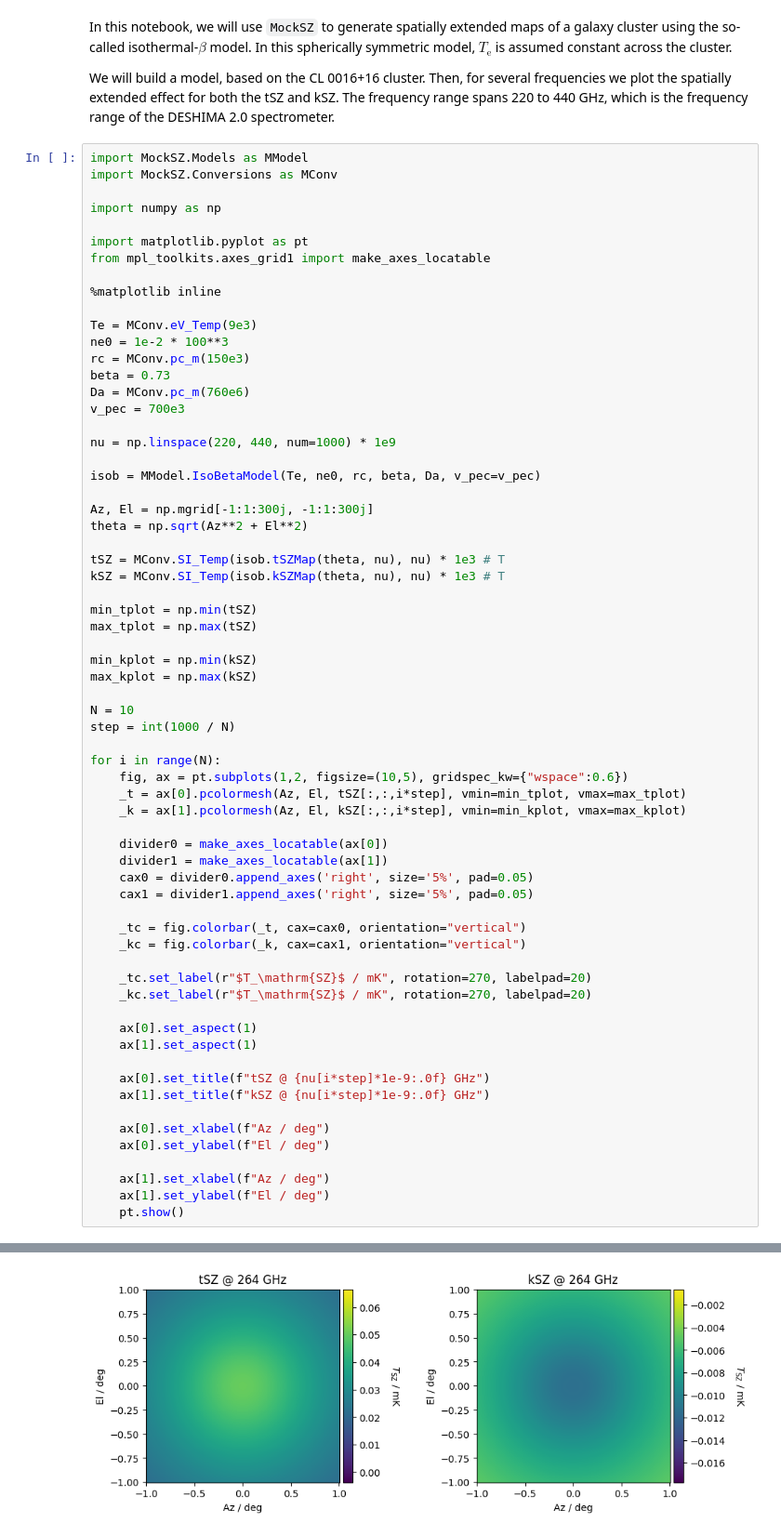
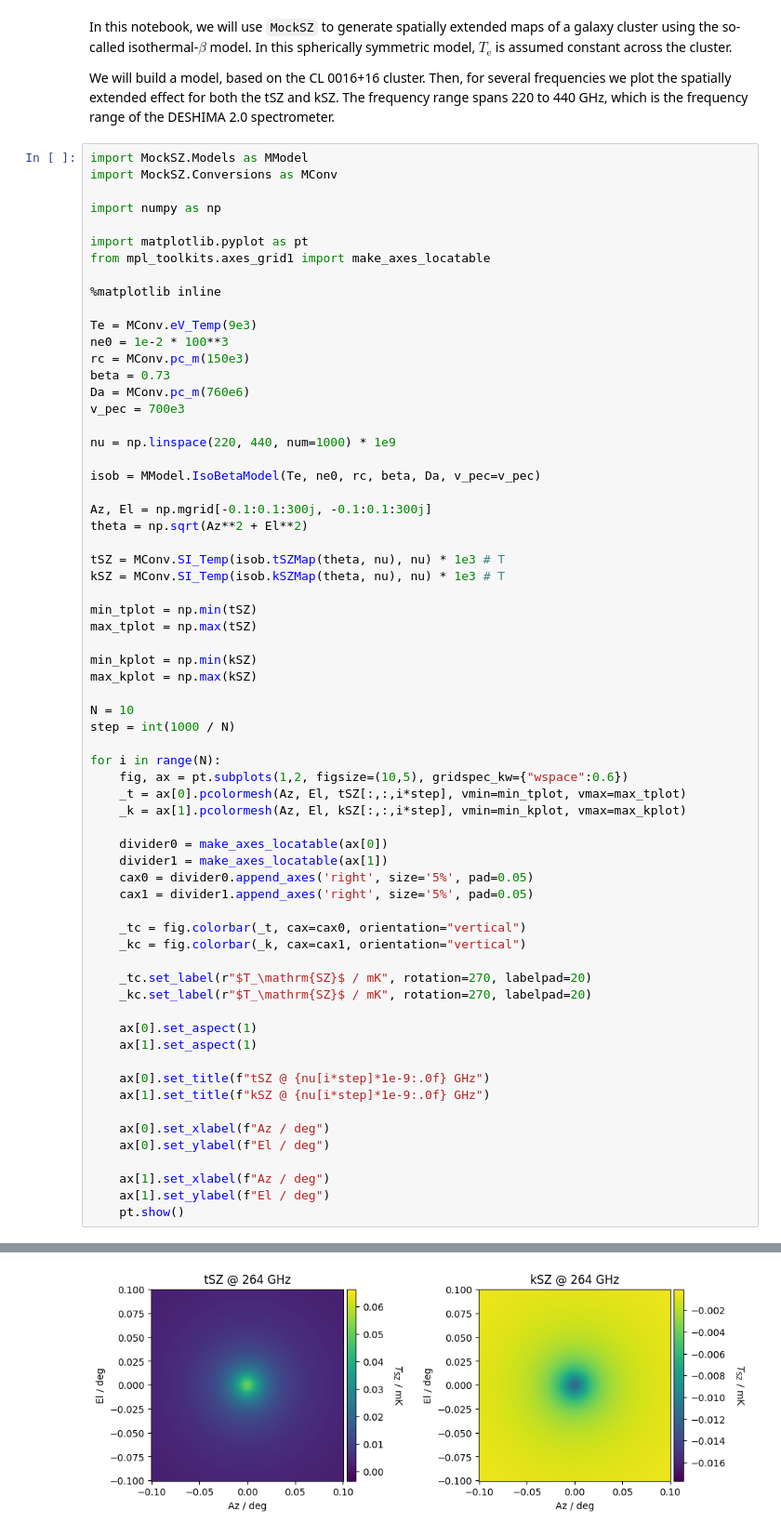
Before and after one commit to arendMoerman/MockSZ, a Jupyter notebook: etc/demos/IsoBetaMaps.ipynb, the cells around one changed output, grey strips where cells are left out. Shown: that part at 93% size. Drawn from its saved outputs; the diff is of its cells as text.

```diff
--- a/etc/demos/IsoBetaMaps.ipynb
+++ b/etc/demos/IsoBetaMaps.ipynb
@@ -26,7 +26,7 @@ nu = np.linspace(220, 440, num=1000) * 1e9
 
 isob = MModel.IsoBetaModel(Te, ne0, rc, beta, Da, v_pec=v_pec)
 
-Az, El = np.mgrid[-1:1:300j, -1:1:300j]
+Az, El = np.mgrid[-0.1:0.1:300j, -0.1:0.1:300j]
 theta = np.sqrt(Az**2 + El**2)
 
 tSZ = MConv.SI_Temp(isob.tSZMap(theta, nu), nu) * 1e3 # T
@@ -75 +75 @@ for i in range(N):
-[figure, old version]
+[figure, new version]
```
Also changed, not shown: parts of 1 cell of this notebook, 12 other files.
